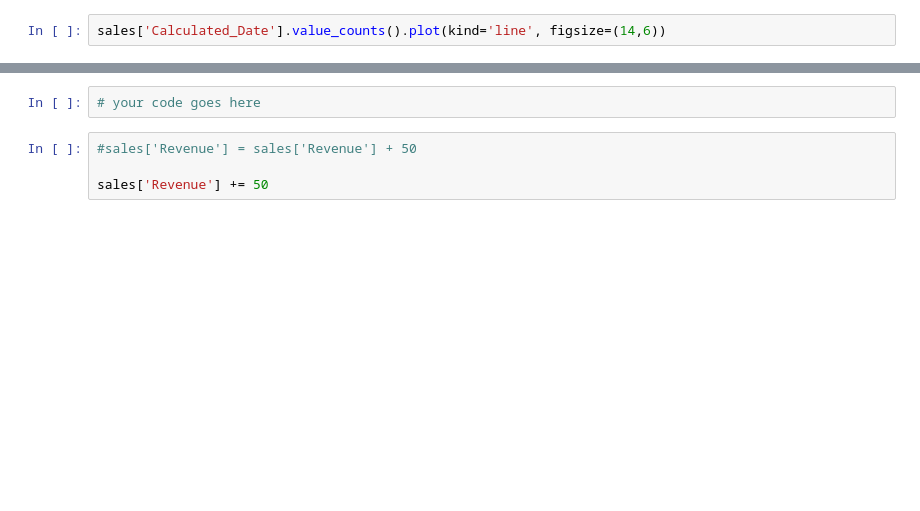
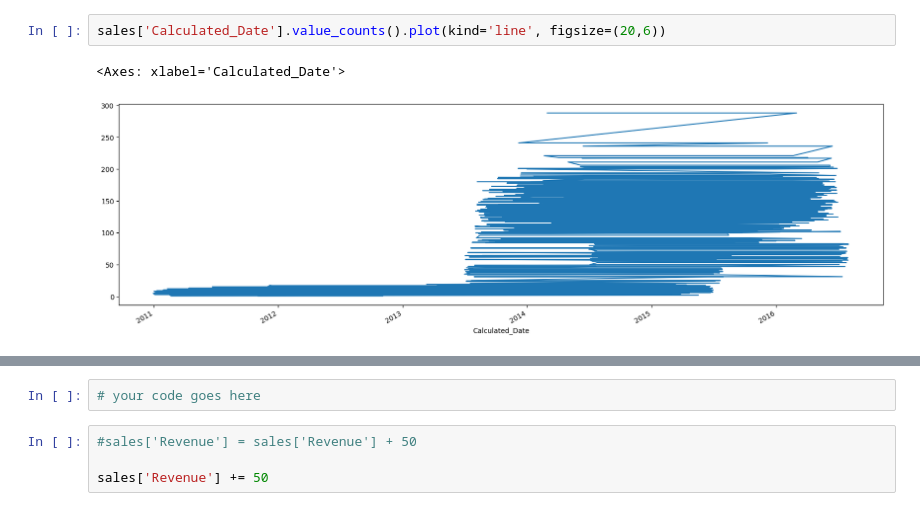
Before and after one commit to Enybyy/Data-Analyst, a Jupyter notebook: FreeCodeCamp/Exercises_1.ipynb, the cells around one changed output, grey strips where cells are left out. Drawn from its saved outputs; the diff is of its cells as text; blank space fills up the shorter version.

```diff
--- a/FreeCodeCamp/Exercises_1.ipynb
+++ b/FreeCodeCamp/Exercises_1.ipynb
@@ -282,5 +341,8 @@ Show a <b>line plot</b> using `Calculated_Date` column as the x-axis and the cou
 # %%
-sales['Calculated_Date'].value_counts().plot(kind='line', figsize=(14,6))
+sales['Calculated_Date'].value_counts().plot(kind='line', figsize=(20,6))
+# %% [output]
+<Axes: xlabel='Calculated_Date'>
+[figure, added]
 # %% [markdown]
 ![green-divider](https://user-images.githubusercontent.com/7065401/52071924-c003ad80-2562-11e9-8297-1c6595f8a7ff.png)
 
```
Also changed, not shown: parts of 28 cells of this notebook.
